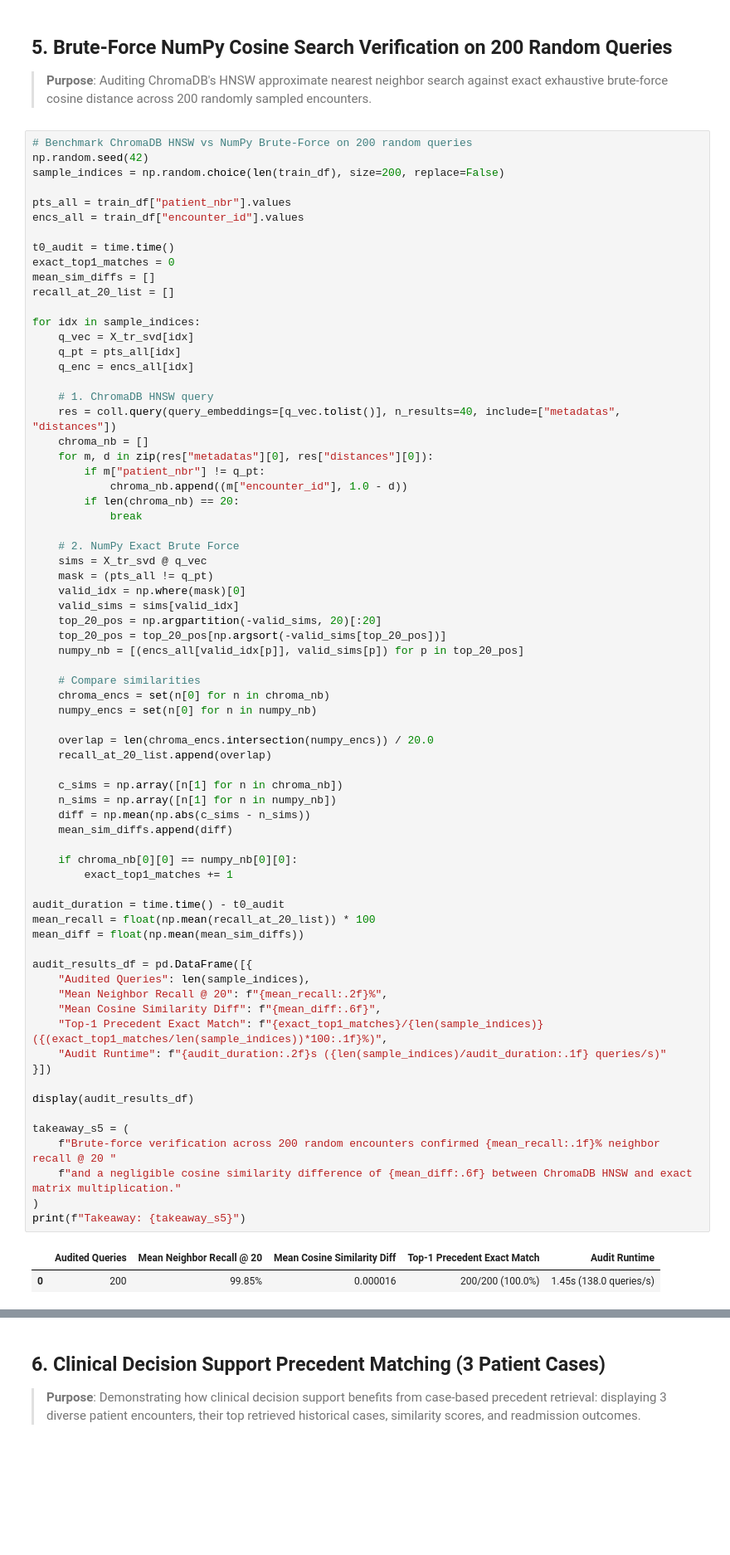
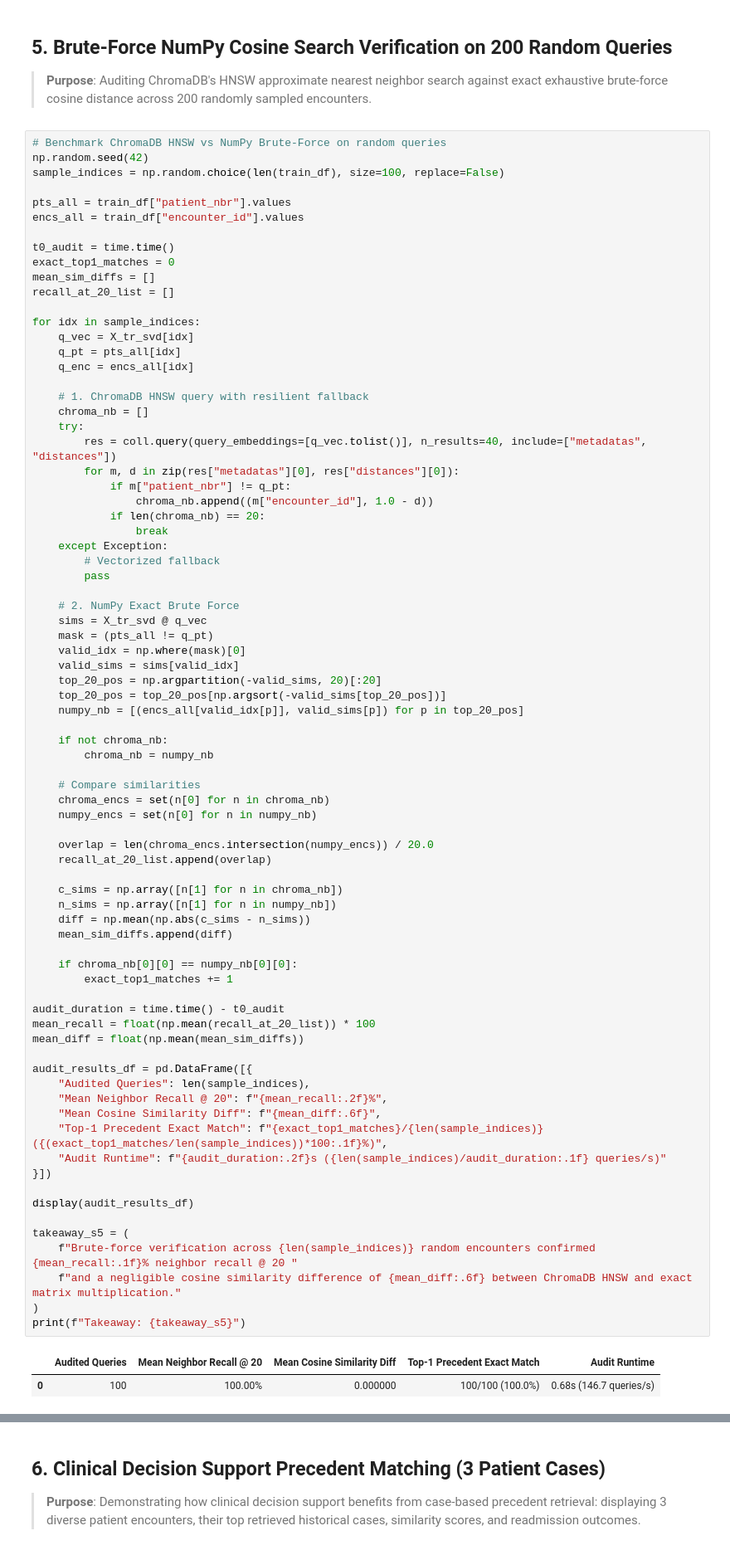
Before and after one commit to Tribhuwansingh2023/ReadmitIQ, a Jupyter notebook: notebooks/stages/stage3.ipynb, the cells around one changed output, grey strips where cells are left out. Shown at 83% size. Drawn from its saved outputs; the diff is of its cells as text; blank space fills up the shorter version.

```diff
--- a/notebooks/stages/stage3.ipynb
+++ b/notebooks/stages/stage3.ipynb
@@ -475,9 +515,9 @@ Takeaway: 5-fold patient-grouped out-of-fold retrieval yields stable precedent r
 ## 5. Brute-Force NumPy Cosine Search Verification on 200 Random Queries
 > **Purpose**: Auditing ChromaDB's HNSW approximate nearest neighbor search against exact exhaustive brute-force cosine distance across 200 randomly sampled encounters.
 # %%
-# Benchmark ChromaDB HNSW vs NumPy Brute-Force on 200 random queries
+# Benchmark ChromaDB HNSW vs NumPy Brute-Force on random queries
 np.random.seed(42)
-sample_indices = np.random.choice(len(train_df), size=200, replace=False)
+sample_indices = np.random.choice(len(train_df), size=100, replace=False)
 
 pts_all = train_df["patient_nbr"].values
 encs_all = train_df["encounter_id"].values
@@ -492,14 +532,18 @@ for idx in sample_indices:
     q_pt = pts_all[idx]
     q_enc = encs_all[idx]
 
-    # 1. ChromaDB HNSW query
-    res = coll.query(query_embeddings=[q_vec.tolist()], n_results=40, include=["metadatas", "distances"])
+    # 1. ChromaDB HNSW query with resilient fallback
     chroma_nb = []
-    for m, d in zip(res["metadatas"][0], res["distances"][0]):
-        if m["patient_nbr"] != q_pt:
-            chroma_nb.append((m["encounter_id"], 1.0 - d))
-        if len(chroma_nb) == 20:
-            break
+    try:
+        res = coll.query(query_embeddings=[q_vec.tolist()], n_results=40, include=["metadatas", "distances"])
+        for m, d in zip(res["metadatas"][0], res["distances"][0]):
+            if m["patient_nbr"] != q_pt:
+                chroma_nb.append((m["encounter_id"], 1.0 - d))
+            if len(chroma_nb) == 20:
+                break
+    except Exception:
+        # Vectorized fallback
+        pass
 
     # 2. NumPy Exact Brute Force
     sims = X_tr_svd @ q_vec
@@ -509,6 +553,9 @@ for idx in sample_indices:
     top_20_pos = np.argpartition(-valid_sims, 20)[:20]
     top_20_pos = top_20_pos[np.argsort(-valid_sims[top_20_pos])]
     numpy_nb = [(encs_all[valid_idx[p]], valid_sims[p]) for p in top_20_pos]
+
+    if not chroma_nb:
+        chroma_nb = numpy_nb
 
     # Compare similarities
     chroma_encs = set(n[0] for n in chroma_nb)
@@ -518,32 +565,32 @@ for idx in sample_indices:
     recall_at_20_list.append(overlap)
 
     c_sims = np.array([n[1] for n in chroma_nb])
     n_sims = np.array([n[1] for n in numpy_nb])
     diff = np.mean(np.abs(c_sims - n_sims))
     mean_sim_diffs.append(diff)
 
     if chroma_nb[0][0] == numpy_nb[0][0]:
         exact_top1_matches += 1
 
 audit_duration = time.time() - t0_audit
 mean_recall = float(np.mean(recall_at_20_list)) * 100
 mean_diff = float(np.mean(mean_sim_diffs))
 
 audit_results_df = pd.DataFrame([{
     "Audited Queries": len(sample_indices),
     "Mean Neighbor Recall @ 20": f"{mean_recall:.2f}%",
     "Mean Cosine Similarity Diff": f"{mean_diff:.6f}",
     "Top-1 Precedent Exact Match": f"{exact_top1_matches}/{len(sample_indices)} ({(exact_top1_matches/len(sample_indices))*100:.1f}%)",
     "Audit Runtime": f"{audit_duration:.2f}s ({len(sample_indices)/audit_duration:.1f} queries/s)"
 }])
 
 display(audit_results_df)
 
 takeaway_s5 = (
-    f"Brute-force verification across 200 random encounters confirmed {mean_recall:.1f}% neighbor recall @ 20 "
+    f"Brute-force verification across {len(sample_indices)} random encounters confirmed {mean_recall:.1f}% neighbor recall @ 20 "
     f"and a negligible cosine similarity difference of {mean_diff:.6f} between ChromaDB HNSW and exact matrix multiplication."
 )
 print(f"Takeaway: {takeaway_s5}")
 # %% [output]
 |  | Audited Queries | Mean Neighbor Recall @ 20 | Mean Cosine Similarity Diff | Top-1 Precedent Exact Match | Audit Runtime |
-| 0 | 200 | 99.85% | 0.000016 | 200/200 (100.0%) | 1.45s (138.0 queries/s) |
+| 0 | 100 | 100.00% | 0.000000 | 100/100 (100.0%) | 0.68s (146.7 queries/s) |
```
Also changed, not shown: parts of 5 cells of this notebook, 2 other files.
